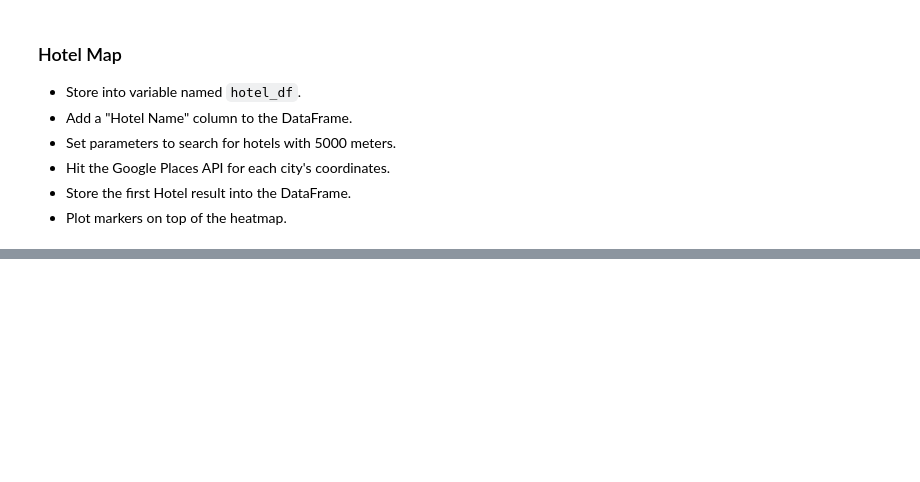
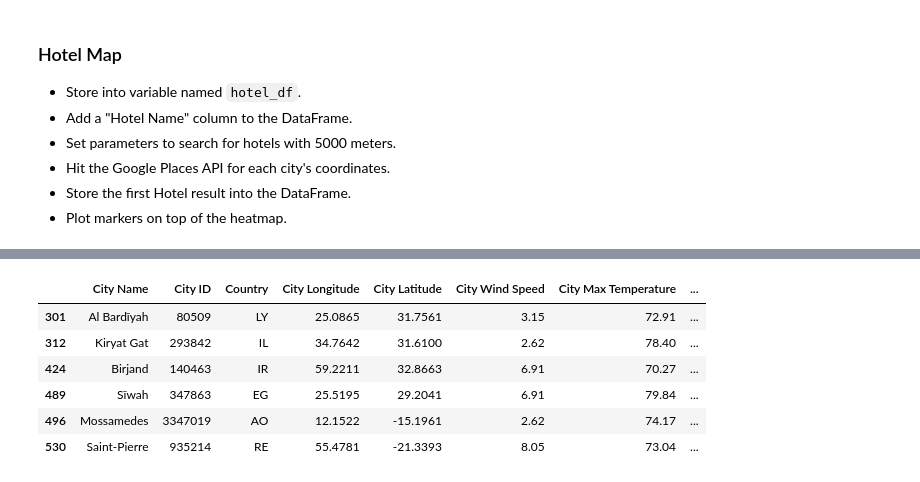
Before and after one commit to lcswsher/API-Challenge, a Jupyter notebook: VacationPy/VacationPy.ipynb, the cells around one changed output, grey strips where cells are left out. Cells and saved outputs as stored; diff of their text form; code cells hidden in the pictures; blank space fills up the shorter version.

```diff
--- a/VacationPy/VacationPy.ipynb
+++ b/VacationPy/VacationPy.ipynb
@@ -68,0 +118,17 @@ future_vac_sites_temp_cloudiness_wind
+# %%
+# Associaed Hotels for the
+base_url = "https://maps.googleapis.com/maps/api/place/nearbysearch/json"
+params = {"radius": 5000, "types": "lodging", "key": g_key}
+
+for index, row in hotel_df.iterrows():
+    lat = row["City Latitude"]
+    lng = row["City Longitude"]
+    params["location"] = f"{lat}, {lng}"
+    response = requests.get(base_url, params=params).json()
+    print(json.dumps(response, indent=4, sort_keys=True))
+    results = response["results"]
+    try:
+#     print(f"Closest hotel is {results[0]['name']}.")
+        hotel_df.loc[index, "Hotel Name"] = results[0]['name']
+    except (KeyError, IndexError):
+        print("NA")
@@ -69,3 +153,14 @@ future_vac_sites_temp_cloudiness_wind
+# %%
+# Adding hotel name to the DataFrame of 6 cities which meet the crieria of 70-80 degress, 0 cloudiness, and Wind Speed less than 10 mph.
+hotel_df
+# %% [output]
+|  | City Name | City ID | Country | City Longitude | City Latitude | City Wind Speed | City Max Temperature | ... |
+| 301 | Al Bardīyah | 80509 | LY | 25.0865 | 31.7561 | 3.15 | 72.91 | ... |
+| 312 | Kiryat Gat | 293842 | IL | 34.7642 | 31.6100 | 2.62 | 78.40 | ... |
+| 424 | Birjand | 140463 | IR | 59.2211 | 32.8663 | 6.91 | 70.27 | ... |
+| 489 | Sīwah | 347863 | EG | 25.5195 | 29.2041 | 6.91 | 79.84 | ... |
+| 496 | Mossamedes | 3347019 | AO | 12.1522 | -15.1961 | 2.62 | 74.17 | ... |
+| 530 | Saint-Pierre | 935214 | RE | 55.4781 | -21.3393 | 8.05 | 73.04 | ... |
 # %%
 # NOTE: Do not change any of the code in this cell
 
```
Also changed, not shown: parts of 11 cells of this notebook.
